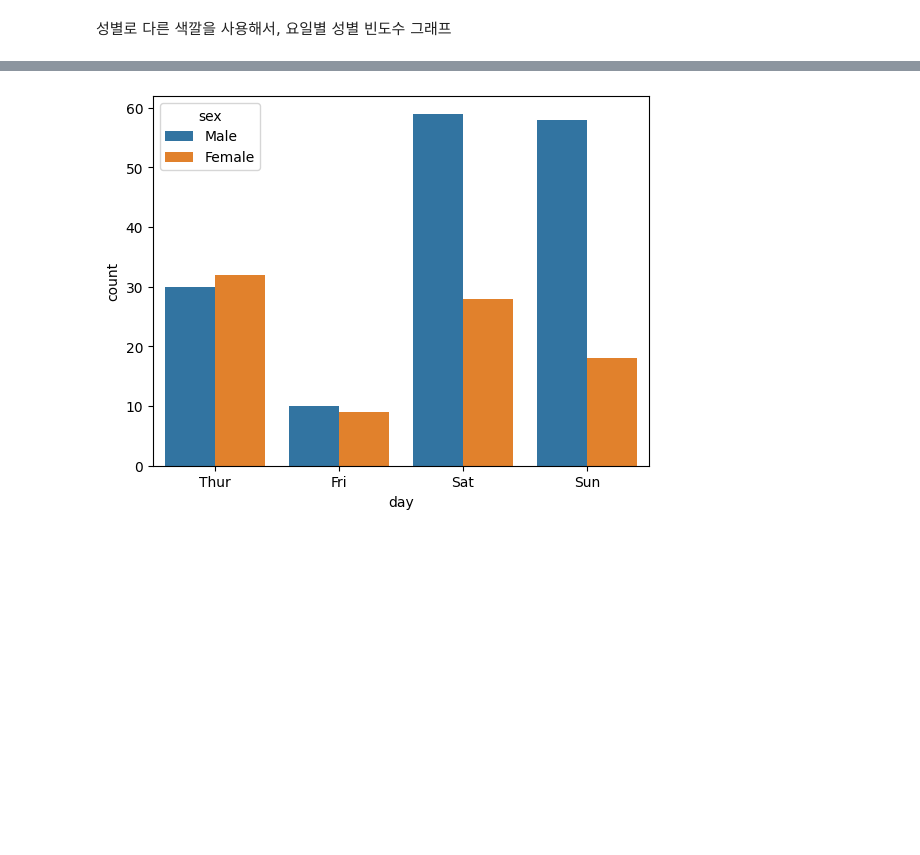
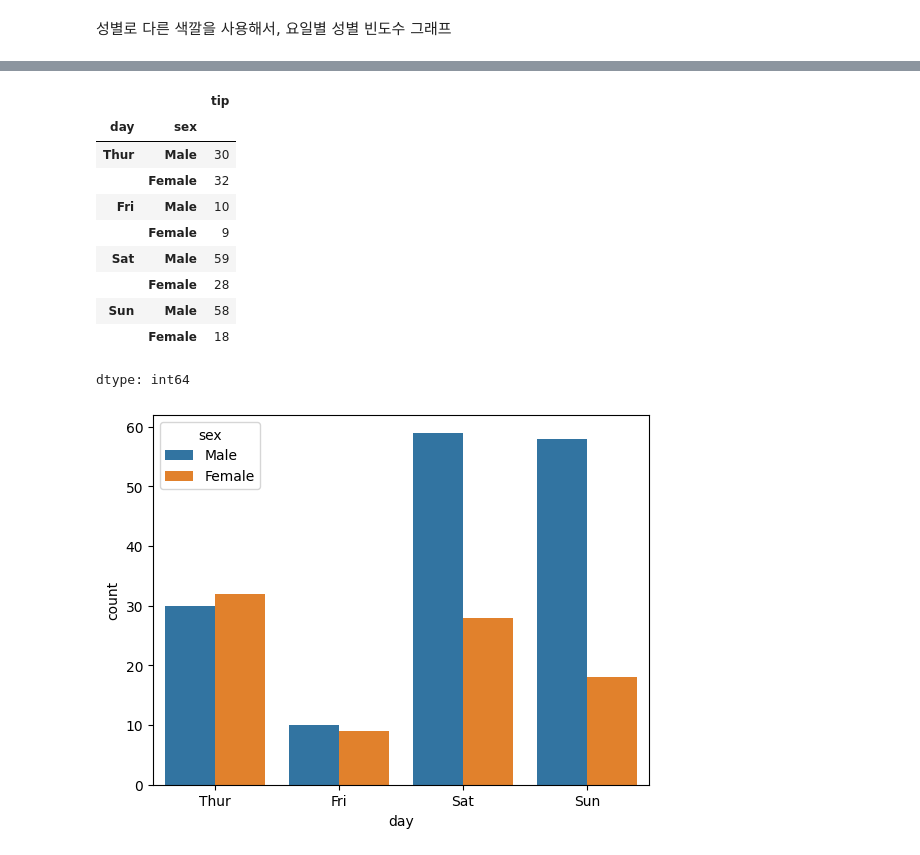
Before and after one commit to JakeOh/202504_itwill_oracle88, a Jupyter notebook: python21.ipynb, the cells around one changed output, grey strips where cells are left out. Saved outputs shown, nothing was run; the diff lists cells and outputs as text; code cells hidden in the pictures; blank space fills up the shorter version.

```diff
--- a/python21.ipynb
+++ b/python21.ipynb
@@ -133,3 +170,17 @@ plt.show()
+# %%
+tips.groupby(by=['day', 'sex'], observed=True).tip.count()
+# %% [output]
+|  |  | tip |
+| day | sex |  |
+| Thur | Male | 30 |
+|  | Female | 32 |
+| Fri | Male | 10 |
+|  | Female | 9 |
+| Sat | Male | 59 |
+|  | Female | 28 |
+| Sun | Male | 58 |
+|  | Female | 18 |
+dtype: int64
 # %%
 sns.countplot(data=tips, x='day', hue='sex')
 plt.show()
```
Also changed, not shown: parts of 11 cells of this notebook.
